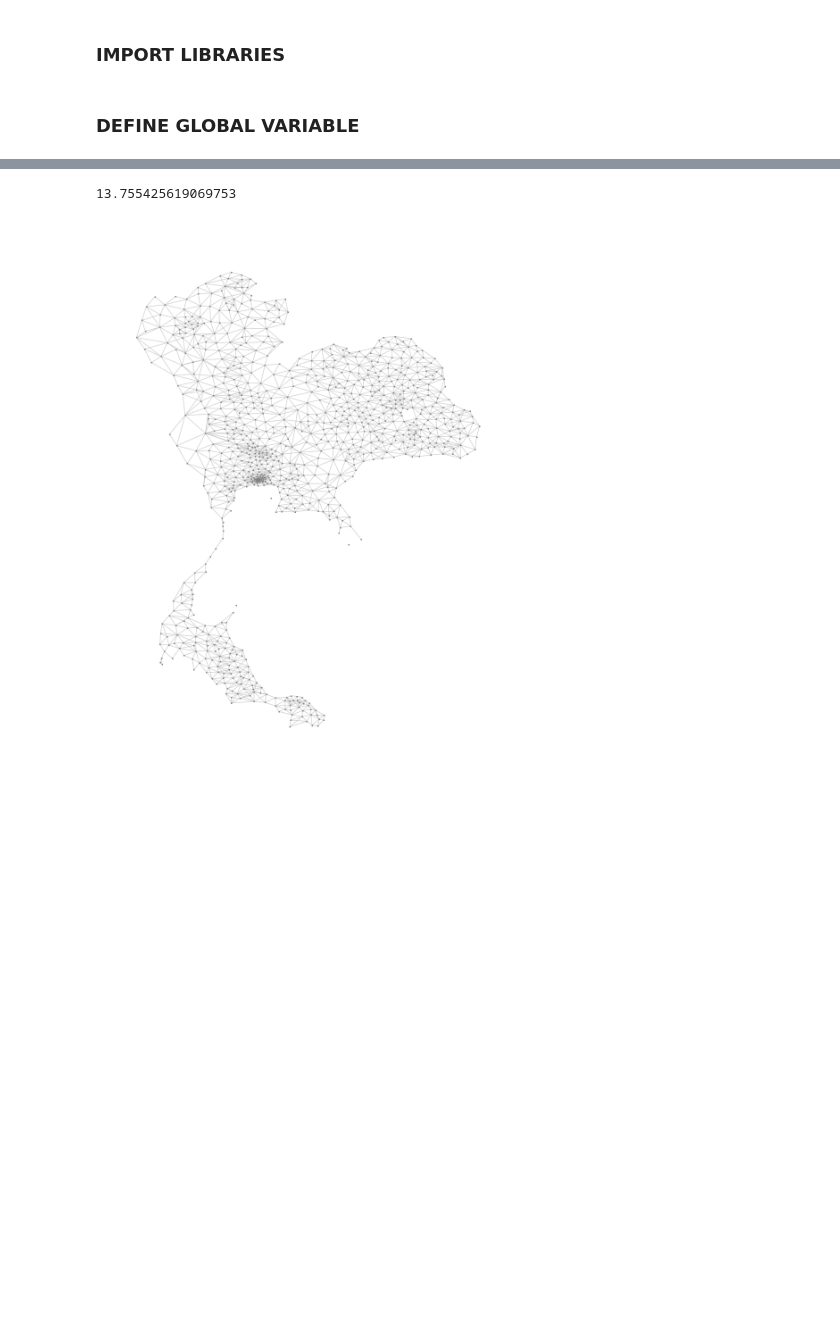
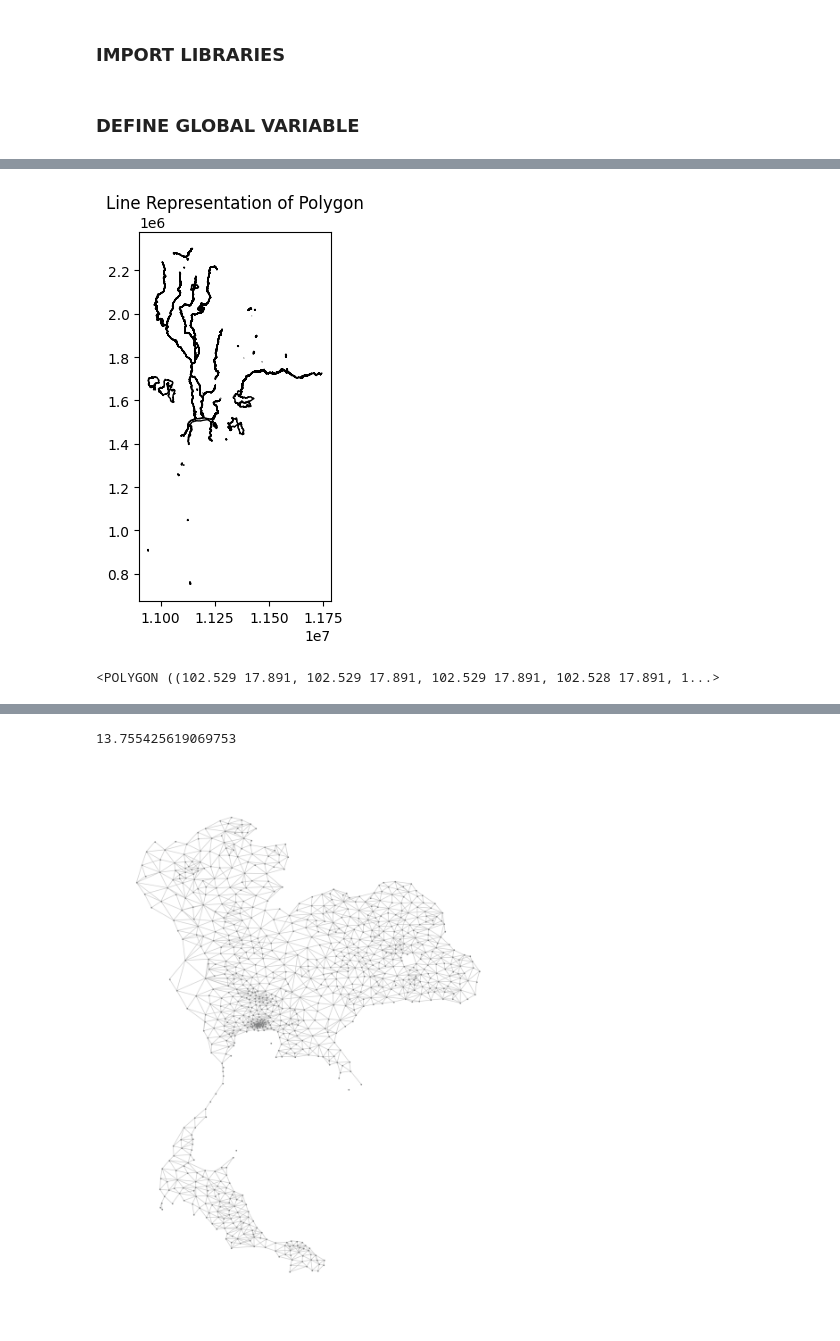
Before and after one commit to wtepsan/Adjacency-and-Distance-Matrix-of-Thailand, a Jupyter notebook: main_applications.ipynb, the cells around one changed output, grey strips where cells are left out. Cells and saved outputs as stored; diff of their text form; code cells hidden in the pictures; blank space fills up the shorter version.

```diff
--- a/main_applications.ipynb
+++ b/main_applications.ipynb
@@ -86,0 +205,26 @@ DICT_amper2int = {item: index for index, item in enumerate(allampers)}
+# %%
+from pyproj import Transformer
+import shapely.geometry
+from shapely.geometry import LineString
+
+
+transformer = Transformer.from_crs("epsg:3857", "epsg:4326", always_xy=True)
+fig, ax = plt.subplots()
+
+for i in range(len(road)):
+    for j, polygon in enumerate(road.iloc[i]['geometry'].geoms):
+        coords = list(polygon.exterior.coords)
+        polygon_proj = shapely.geometry.Polygon(coords)
+        coords_transformed = [transformer.transform(x, y) for x, y in polygon_proj.exterior.coords]
+        line = LineString(coords[:-1] if coords[0] == coords[-1] else coords)
+        gdf_line = gpd.GeoDataFrame(index=[0], crs='EPSG:3857', geometry=[line])
+        gdf_line.plot(ax=ax, color='black', linewidth=1)  # You can adjust linewidth as needed
+
+ax.set_title('Line Representation of Polygon')
+plt.show()
+# %% [output]
+[figure, added]
+# %%
+polygon_geo
+# %% [output]
+<POLYGON ((102.529 17.891, 102.529 17.891, 102.529 17.891, 102.528 17.891, 1...>
```
Also changed, not shown: parts of 13 cells of this notebook, 11 other files.
